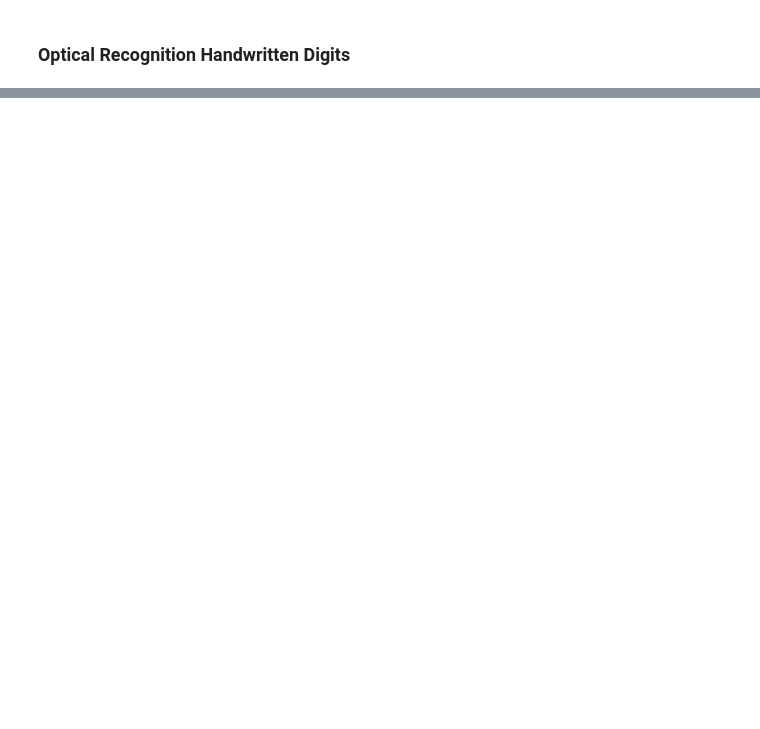
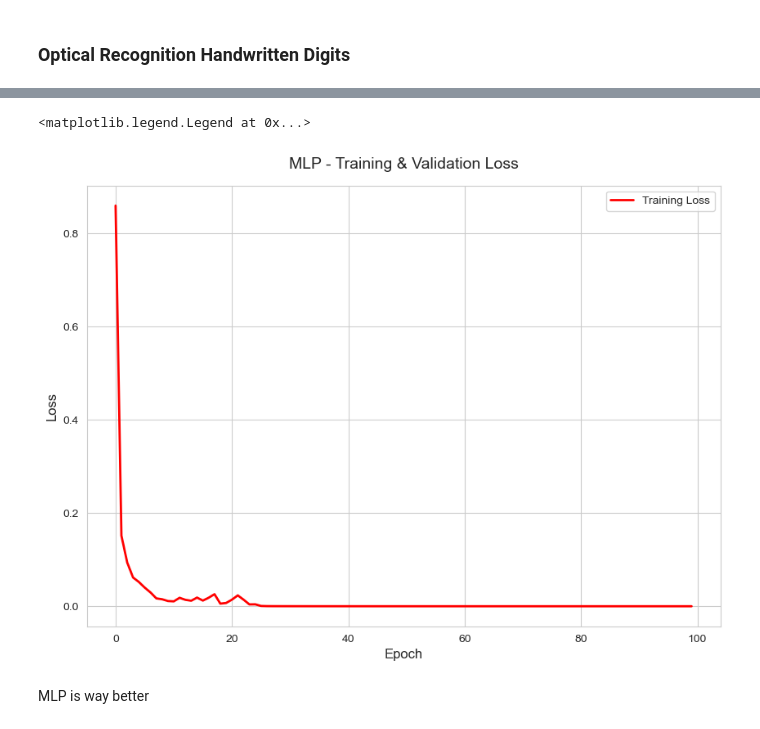
Before and after one commit to octaviodiego78/machine-learning-ish--course, a Jupyter notebook: tareas/lab1.ipynb, the cells around one changed output, grey strips where cells are left out. Cells and saved outputs as stored; diff of their text form; code cells hidden in the pictures; blank space fills up the shorter version.

```diff
--- a/tareas/lab1.ipynb
+++ b/tareas/lab1.ipynb
@@ -96,0 +128,23 @@ ValueError: shapes (64,10) and (5620,64) not aligned: 10 (dim 1) != 5620 (dim 0)
+# %%
+y_train_cat = np.eye(10)[y_train.astype(int)]
+y_test_cat = np.eye(10)[y_test.astype(int)]
+# %%
+mlp_model = Sequential([
+    Dense(128, activation='relu', input_shape=(64,)),
+    Dense(64, activation='relu'),
+    Dense(32, activation='relu'),
+    Dense(10, activation='softmax')
+])
+
+mlp_model.compile(
+    optimizer='adam',
+    loss='categorical_crossentropy',
+    metrics=['accuracy']
+)
+
+history = mlp_model.fit(
+    X_train, y_train_cat,
+    epochs=100,
+    batch_size=32,
+    verbose=1
+)
@@ -96,0 +171,12 @@ ValueError: shapes (64,10) and (5620,64) not aligned: 10 (dim 1) != 5620 (dim 0)
+# %%
+plt.figure(figsize=(10, 7))
+plt.plot(history.history['loss'], label='Training Loss', color='red', linewidth=2)
+plt.xlabel('Epoch', fontsize=12)
+plt.ylabel('Loss', fontsize=12)
+plt.title('MLP - Training & Validation Loss', fontsize=14, pad=15)
+plt.legend()
+# %% [output]
+<matplotlib.legend.Legend at 0x...>
+[figure, added]
+# %% [markdown]
+MLP is way better
```
Also changed, not shown: parts of 25 cells of this notebook.
